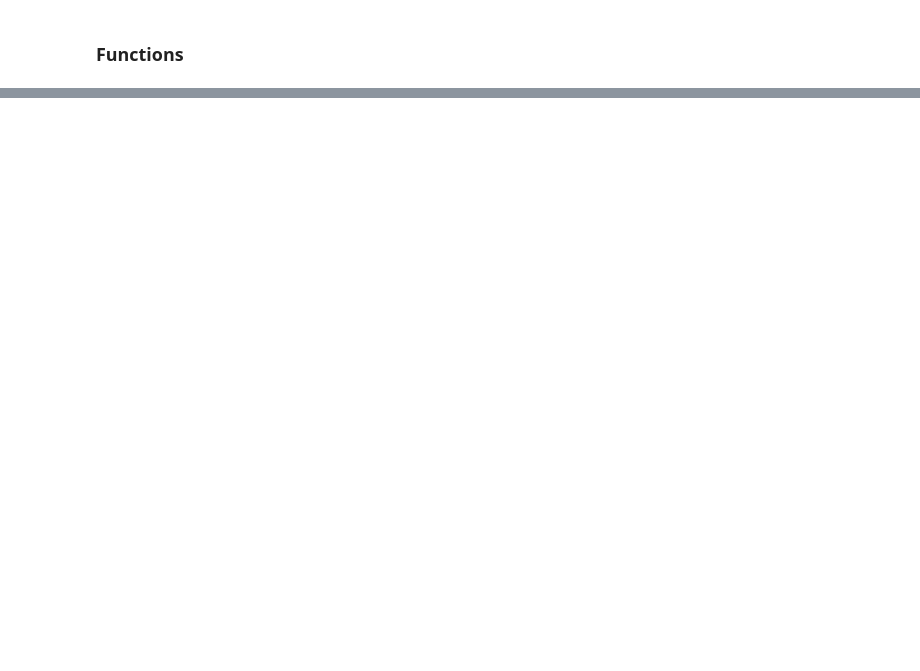
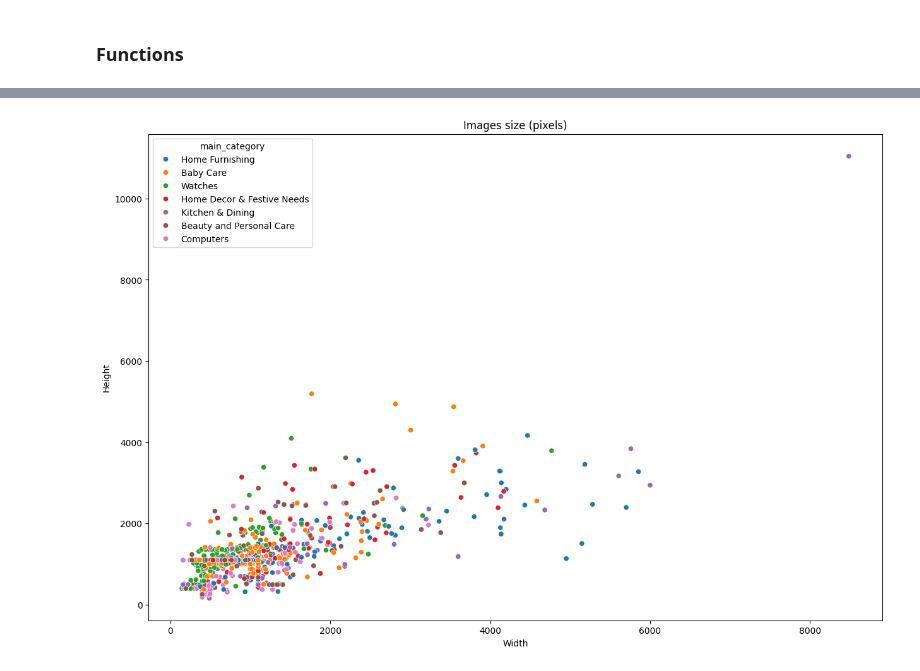
Before and after one commit to Laeti-dev/P6-txt-img_classification, a Jupyter notebook: notebooks/Ikusawa_Laetitia_1_notebook_pretraitement_feature_extraction_faisaibilite_012025/images.ipynb, the cells around one changed output, grey strips where cells are left out. Saved outputs shown, nothing was run; the diff lists cells and outputs as text; code cells hidden in the pictures; blank space fills up the shorter version.

```diff
--- a/notebooks/Ikusawa_Laetitia_1_notebook_pretraitement_feature_extraction_faisaibilite_012025/images.ipynb
+++ b/notebooks/Ikusawa_Laetitia_1_notebook_pretraitement_feature_extraction_faisaibilite_012025/images.ipynb
@@ -72,0 +131,10 @@ from sklearn import preprocessing
+# %%
+# Scatter plot of the witgh and length of the images
+plt.figure(figsize=(15, 10))
+sns.scatterplot(x='width', y='height', data=images_df, color=COLOR, hue='main_category')
+plt.title('Images size (pixels)')
+plt.xlabel('Width')
+plt.ylabel('Height')
+plt.show()
+# %% [output]
+[figure, added]
```
Also changed, not shown: parts of 15 cells of this notebook, 1 other file.
